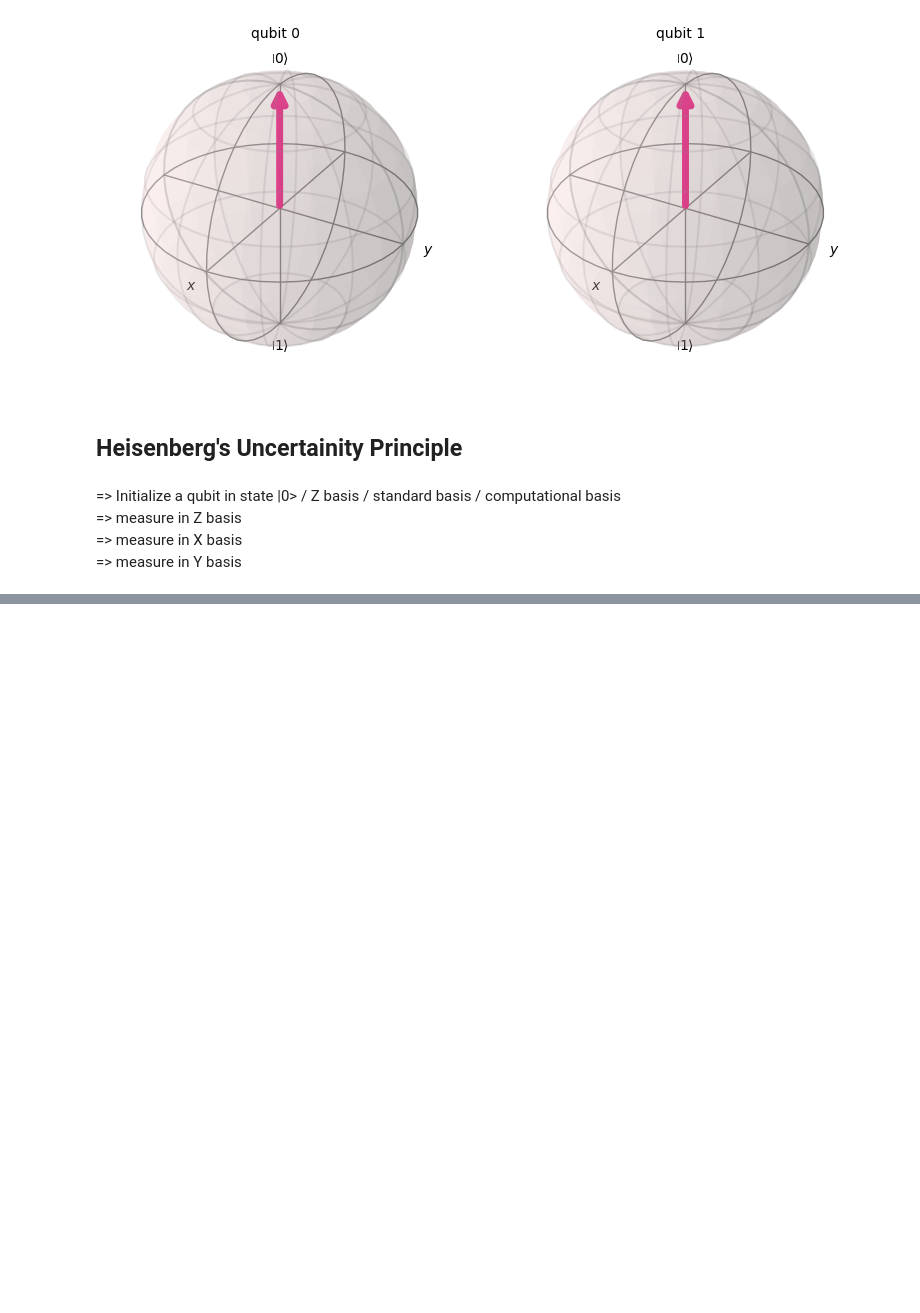
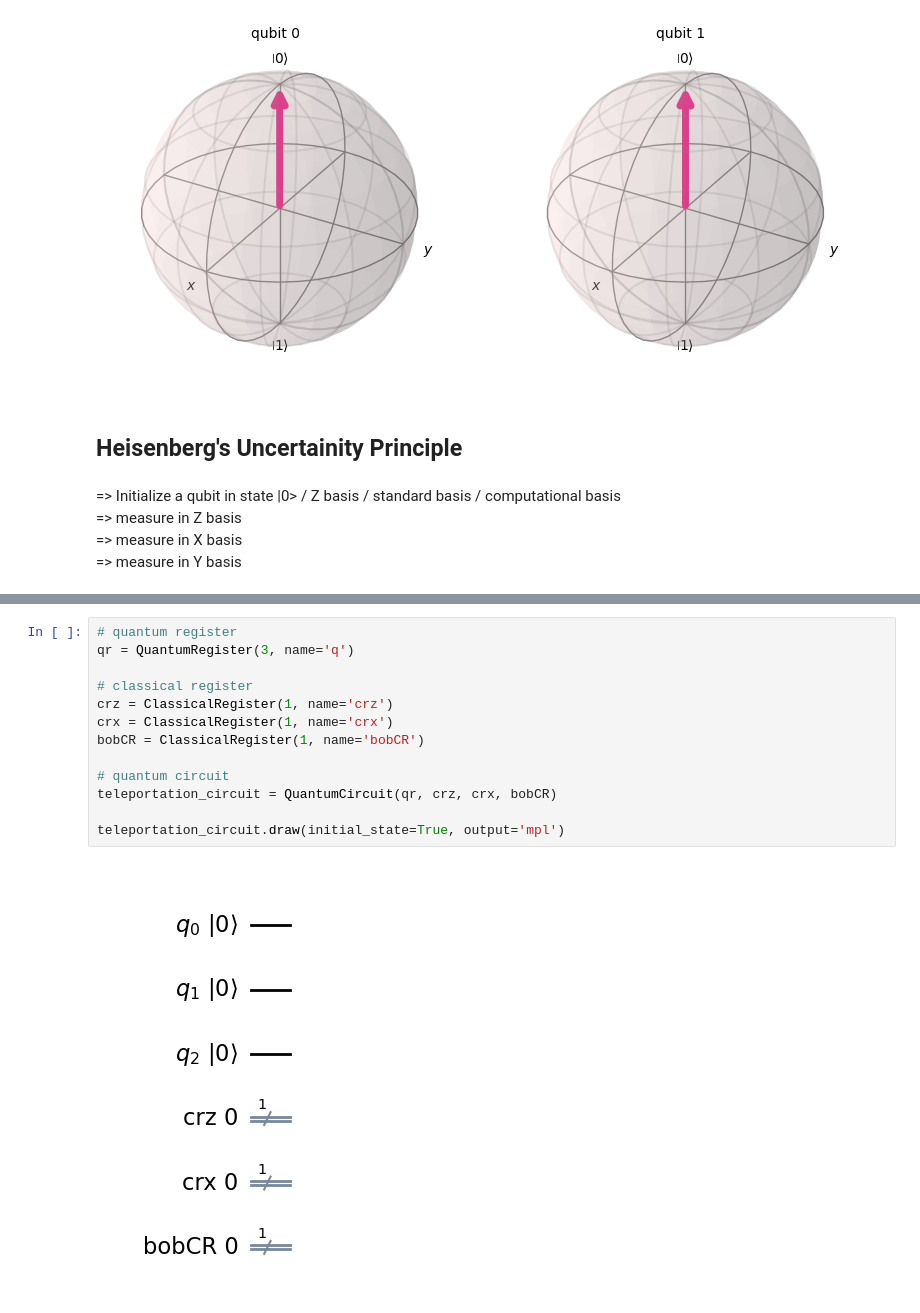
Before and after one commit to LTJ508/Quantum_Computing, a Jupyter notebook: Qiskit Practice/Qiskit_Practice_Lecture_12.ipynb, the cells around one changed output, grey strips where cells are left out. Drawn from its saved outputs; the diff is of its cells as text; blank space fills up the shorter version.

```diff
--- a/Qiskit Practice/Qiskit_Practice_Lecture_12.ipynb
+++ b/Qiskit Practice/Qiskit_Practice_Lecture_12.ipynb
@@ -193,0 +256,15 @@ plot_bloch_multivector(final_state)
+# %%
+# quantum register
+qr = QuantumRegister(3, name='q')
+
+# classical register
+crz = ClassicalRegister(1, name='crz')
+crx = ClassicalRegister(1, name='crx')
+bobCR = ClassicalRegister(1, name='bobCR')
+
+# quantum circuit
+teleportation_circuit = QuantumCircuit(qr, crz, crx, bobCR)
+
+teleportation_circuit.draw(initial_state=True, output='mpl')
+# %% [output]
+[figure, added]
```
Also changed, not shown: parts of 22 cells of this notebook.
